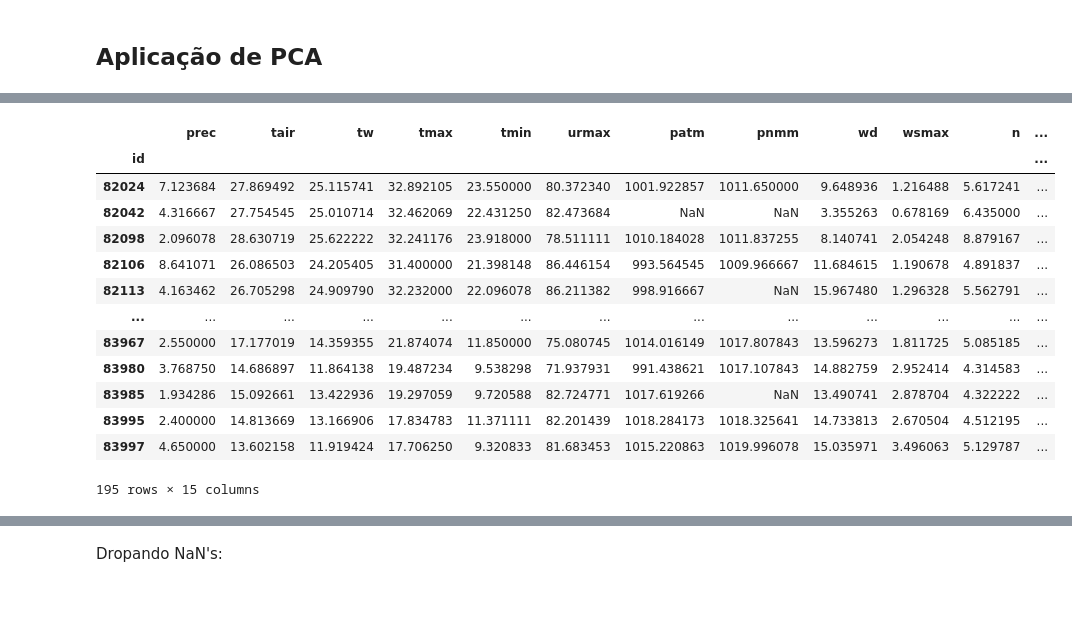
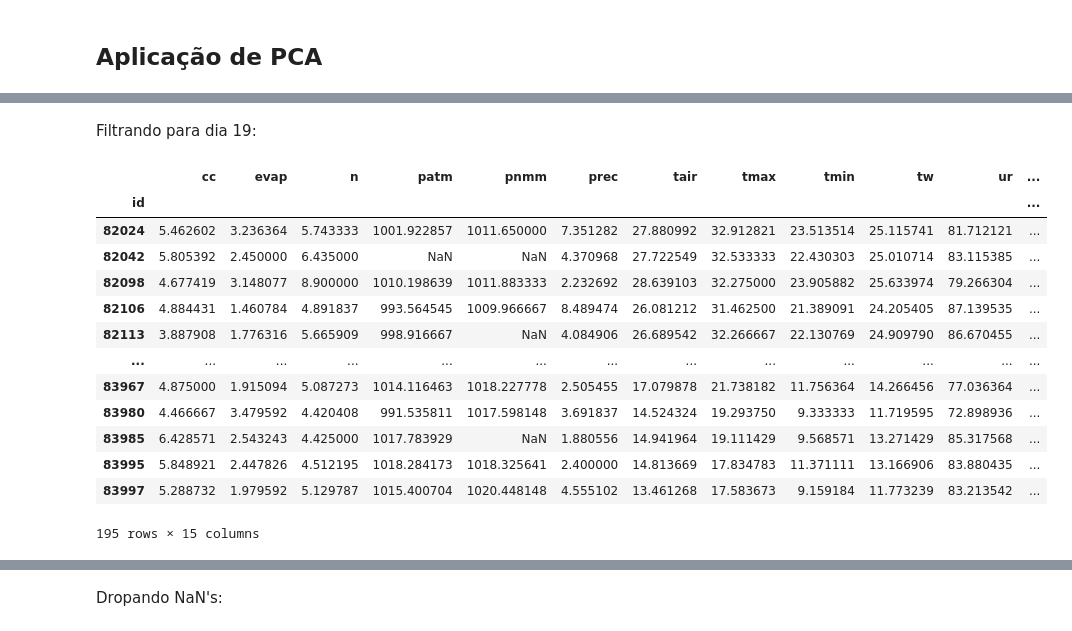
Before and after one commit to andrefellipe/ccd, a Jupyter notebook: baseline.ipynb, the cells around one changed output, grey strips where cells are left out. Drawn from its saved outputs; the diff is of its cells as text; code cells hidden in the pictures; blank space fills up the shorter version.

```diff
--- a/baseline.ipynb
+++ b/baseline.ipynb
@@ -153,3 +151,4 @@ Extraindo a Hora de Medição da Coluna Date:
 # %%
 df['date'] = df['date'].str.split(' ',n=1,expand = True)[0]
 df.head()
+df_pre_gp = df #Extraindo para utilização no Cálculo do PCA
@@ -242,3 +234,4 @@ Extraindo a Hora de Medição da Coluna Date:
 # %%
 df_2019['date'] = df_2019['date'].str.split('T',n=1,expand = True)[0]
 df_2019.head()
+df_2019_pre_gp = df_2019 #Extraindo para utilização no Cálculo do PCA
@@ -333,0 +340,3 @@ from google.colab import files
+# %%
+X = pd.concat([df_pre_gp,df_2019_pre_gp])
+X
@@ -333,0 +364,3 @@ from google.colab import files
+# %%
+X = X.groupby(by=['date','id']).mean()
+X
@@ -334,18 +382,20 @@ from google.colab import files
+# %% [markdown]
+Filtrando para dia 19:
 # %%
-X1 = df.loc['08-19']
-X1
+X = X.loc['08-19']
+X
 # %% [output]
-|  | prec | tair | tw | tmax | tmin | urmax | patm | pnmm | wd | wsmax | n | ... |
+|  | cc | evap | n | patm | pnmm | prec | tair | tmax | tmin | tw | ur | ... |
 | id |  |  |  |  |  |  |  |  |  |  |  | ... |
-| 82024 | 7.123684 | 27.869492 | 25.115741 | 32.892105 | 23.550000 | 80.372340 | 1001.922857 | 1011.650000 | 9.648936 | 1.216488 | 5.617241 | ... |
-| 82042 | 4.316667 | 27.754545 | 25.010714 | 32.462069 | 22.431250 | 82.473684 | NaN | NaN | 3.355263 | 0.678169 | 6.435000 | ... |
-| 82098 | 2.096078 | 28.630719 | 25.622222 | 32.241176 | 23.918000 | 78.511111 | 1010.184028 | 1011.837255 | 8.140741 | 2.054248 | 8.879167 | ... |
-| 82106 | 8.641071 | 26.086503 | 24.205405 | 31.400000 | 21.398148 | 86.446154 | 993.564545 | 1009.966667 | 11.684615 | 1.190678 | 4.891837 | ... |
-| 82113 | 4.163462 | 26.705298 | 24.909790 | 32.232000 | 22.096078 | 86.211382 | 998.916667 | NaN | 15.967480 | 1.296328 | 5.562791 | ... |
+| 82024 | 5.462602 | 3.236364 | 5.743333 | 1001.922857 | 1011.650000 | 7.351282 | 27.880992 | 32.912821 | 23.513514 | 25.115741 | 81.712121 | ... |
+| 82042 | 5.805392 | 2.450000 | 6.435000 | NaN | NaN | 4.370968 | 27.722549 | 32.533333 | 22.430303 | 25.010714 | 83.115385 | ... |
+| 82098 | 4.677419 | 3.148077 | 8.900000 | 1010.198639 | 1011.883333 | 2.232692 | 28.639103 | 32.275000 | 23.905882 | 25.633974 | 79.266304 | ... |
+| 82106 | 4.884431 | 1.460784 | 4.891837 | 993.564545 | 1009.966667 | 8.489474 | 26.081212 | 31.462500 | 21.389091 | 24.205405 | 87.139535 | ... |
+| 82113 | 3.887908 | 1.776316 | 5.665909 | 998.916667 | NaN | 4.084906 | 26.689542 | 32.266667 | 22.130769 | 24.909790 | 86.670455 | ... |
 | ... | ... | ... | ... | ... | ... | ... | ... | ... | ... | ... | ... | ... |
-| 83967 | 2.550000 | 17.177019 | 14.359355 | 21.874074 | 11.850000 | 75.080745 | 1014.016149 | 1017.807843 | 13.596273 | 1.811725 | 5.085185 | ... |
-| 83980 | 3.768750 | 14.686897 | 11.864138 | 19.487234 | 9.538298 | 71.937931 | 991.438621 | 1017.107843 | 14.882759 | 2.952414 | 4.314583 | ... |
-| 83985 | 1.934286 | 15.092661 | 13.422936 | 19.297059 | 9.720588 | 82.724771 | 1017.619266 | NaN | 13.490741 | 2.878704 | 4.322222 | ... |
-| 83995 | 2.400000 | 14.813669 | 13.166906 | 17.834783 | 11.371111 | 82.201439 | 1018.284173 | 1018.325641 | 14.733813 | 2.670504 | 4.512195 | ... |
-| 83997 | 4.650000 | 13.602158 | 11.919424 | 17.706250 | 9.320833 | 81.683453 | 1015.220863 | 1019.996078 | 15.035971 | 3.496063 | 5.129787 | ... |
+| 83967 | 4.875000 | 1.915094 | 5.087273 | 1014.116463 | 1018.227778 | 2.505455 | 17.079878 | 21.738182 | 11.756364 | 14.266456 | 77.036364 | ... |
+| 83980 | 4.466667 | 3.479592 | 4.420408 | 991.535811 | 1017.598148 | 3.691837 | 14.524324 | 19.293750 | 9.333333 | 11.719595 | 72.898936 | ... |
+| 83985 | 6.428571 | 2.543243 | 4.425000 | 1017.783929 | NaN | 1.880556 | 14.941964 | 19.111429 | 9.568571 | 13.271429 | 85.317568 | ... |
+| 83995 | 5.848921 | 2.447826 | 4.512195 | 1018.284173 | 1018.325641 | 2.400000 | 14.813669 | 17.834783 | 11.371111 | 13.166906 | 83.880435 | ... |
+| 83997 | 5.288732 | 1.979592 | 5.129787 | 1015.400704 | 1020.448148 | 4.555102 | 13.461268 | 17.583673 | 9.159184 | 11.773239 | 83.213542 | ... |
 195 rows × 15 columns
```
Also changed, not shown: parts of 29 cells of this notebook.
